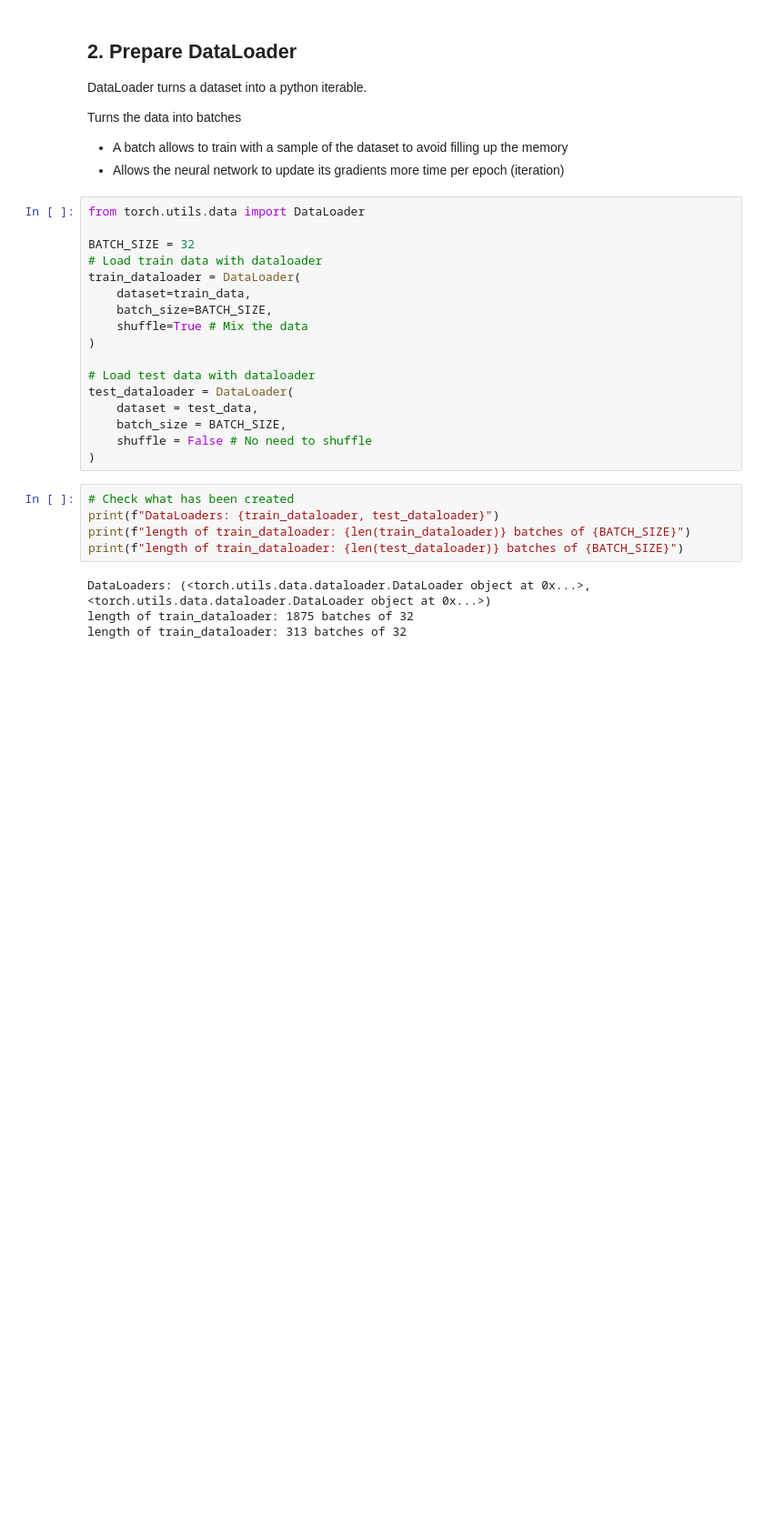
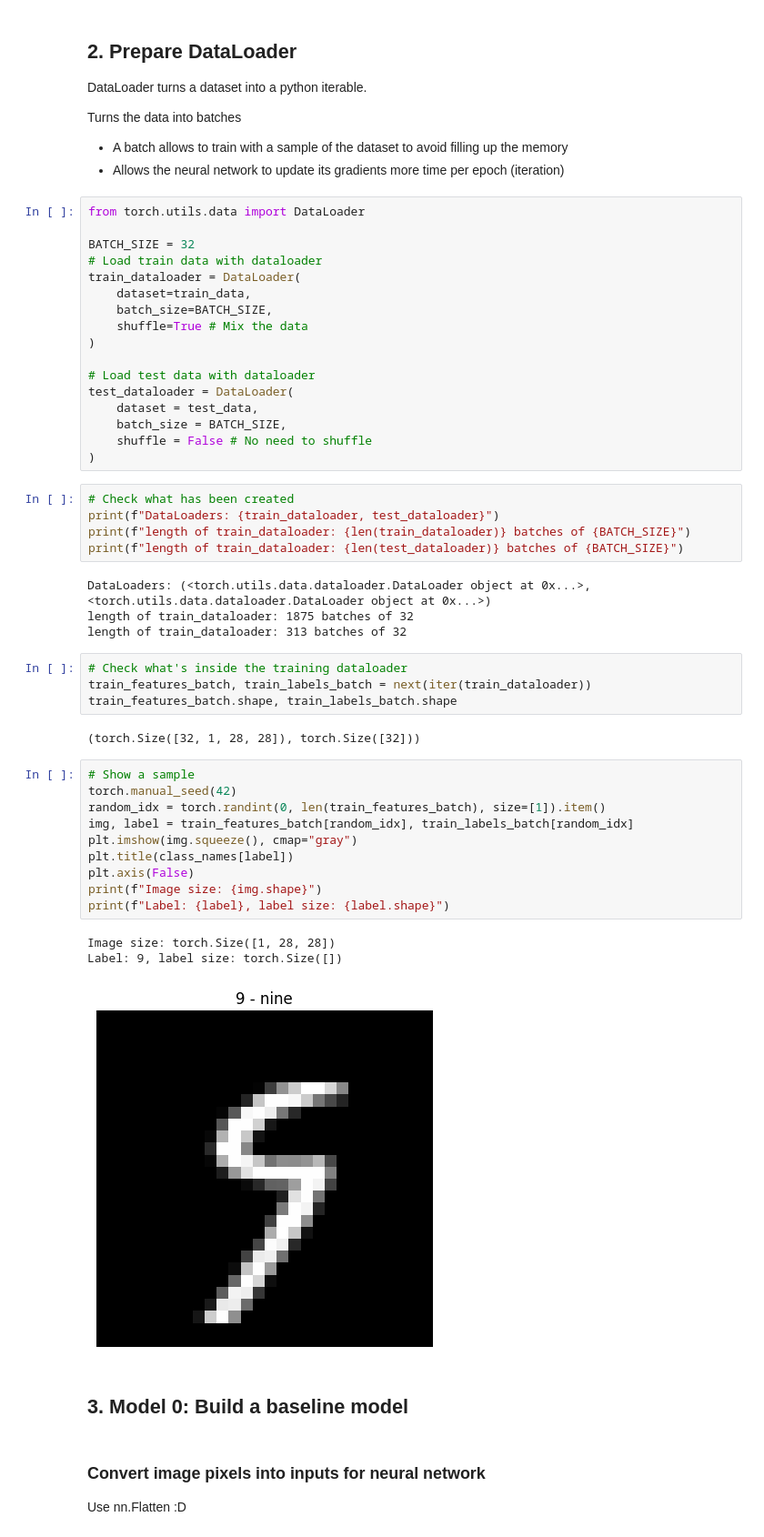
Before and after one commit to shuoscaryo/python_nn, a Jupyter notebook: number_guesser.ipynb, the cells around one changed output. Shown: that part at 91% size. Saved outputs shown, nothing was run; the diff lists cells and outputs as text; blank space fills up the shorter version.

```diff
--- a/number_guesser.ipynb
+++ b/number_guesser.ipynb
@@ -183,3 +186,29 @@ print(f"length of train_dataloader: {len(test_dataloader)} batches of {BATCH_SIZ
 DataLoaders: (<torch.utils.data.dataloader.DataLoader object at 0x...>, <torch.utils.data.dataloader.DataLoader object at 0x...>)
 length of train_dataloader: 1875 batches of 32
 length of train_dataloader: 313 batches of 32
+# %%
+# Check what's inside the training dataloader
+train_features_batch, train_labels_batch = next(iter(train_dataloader))
+train_features_batch.shape, train_labels_batch.shape
+# %% [output]
+(torch.Size([32, 1, 28, 28]), torch.Size([32]))
+# %%
+# Show a sample
+torch.manual_seed(42)
+random_idx = torch.randint(0, len(train_features_batch), size=[1]).item()
+img, label = train_features_batch[random_idx], train_labels_batch[random_idx]
+plt.imshow(img.squeeze(), cmap="gray")
+plt.title(class_names[label])
+plt.axis(False)
+print(f"Image size: {img.shape}")
+print(f"Label: {label}, label size: {label.shape}")
+# %% [output]
+Image size: torch.Size([1, 28, 28])
+Label: 9, label size: torch.Size([])
+[figure, added]
+# %% [markdown]
+## 3. Model 0: Build a baseline model
+# %% [markdown]
+### Convert image pixels into inputs for neural network
+
+Use nn.Flatten :D
```
Also changed, not shown: parts of 30 cells of this notebook.
